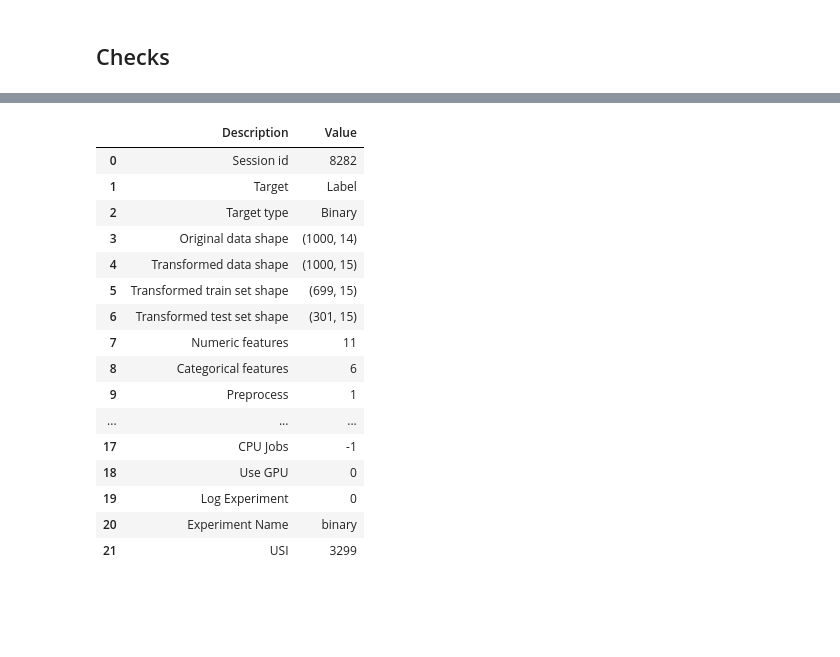
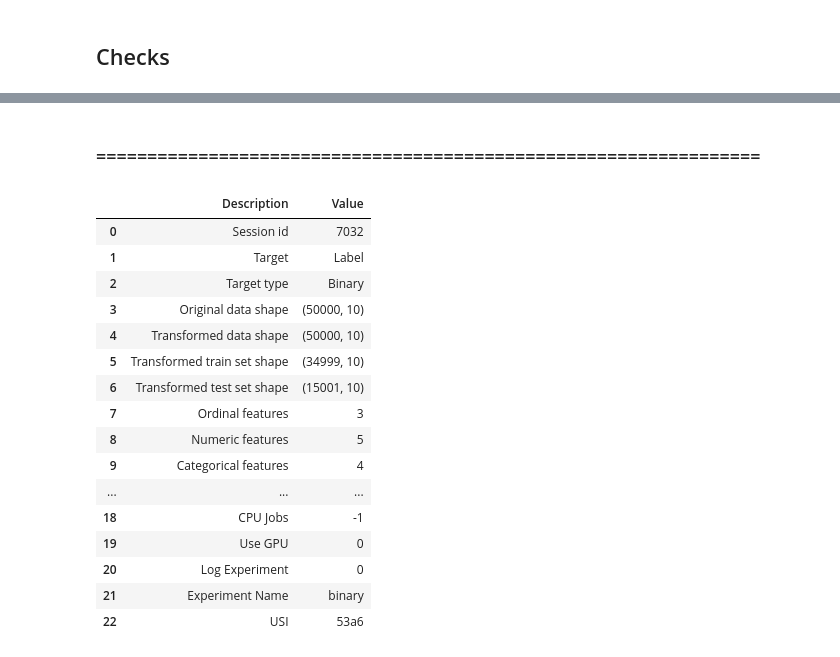
Before and after one commit to jackvoorham/thesis_code, a Jupyter notebook: experiments.ipynb, the cells around one changed output, grey strips where cells are left out. Drawn from its saved outputs; the diff is of its cells as text; code cells hidden in the pictures; blank space fills up the shorter version.

```diff
--- a/experiments.ipynb
+++ b/experiments.ipynb
@@ -143,7 +102,7 @@ if(binary):
 else:
     df_ = df_ipfix.drop("Label", axis=1)
 
-# Samples
+# Sample data
 if(sample):
-    df_ = df_.sample(n=1000)
+    df_ = df_.sample(n=50000)
 # %% [markdown]
@@ -153,17 +109,0 @@ if(sample):
-# %%
-#pd.set_option("display.max_rows", None)
-
-# /24 network address truncation
-
-'''
-if(ip_technique == IP_techniques.tr):
-    df_['IPV4_DST_ADDR'] = df_['IPV4_DST_ADDR'].apply(lambda x: anonymize_ip(x))
-    df_['IPV4_SRC_ADDR'] = df_['IPV4_SRC_ADDR'].apply(lambda x: anonymize_ip(x))
-elif(ip_technique == IP_techniques.bm):
-    df_['IPV4_SRC_ADDR'] = 0
-    df_['IPV4_DST_ADDR'] = 0
-    df_['IPV4_SRC_ADDR'] = df_['IPV4_SRC_ADDR'].astype('str') # fix fill_value'=constant is invalid error
-    df_['IPV4_DST_ADDR'] = df_['IPV4_DST_ADDR'].astype('str')
-df_.head()
-df_['IPV4_SRC_ADDR'].value_counts()
-'''
@@ -171,0 +155,8 @@ df_['IPV4_SRC_ADDR'].value_counts()
+# %%
+#print(df_['L4_SRC_PORT'].value_counts())
+df_ = anon_tlp(tlp_anonymization, df_)
+df_ = anon_pkt_counters(pkt_counter_anonymization, df_)
+df_ = anon_octet_counters(oct_counter_anonymization, df_)
+df_ = anon_ip_proto(ip_proto_anonymization, df_)
+
+df_.head()
@@ -172,25 +170,34 @@ df_['IPV4_SRC_ADDR'].value_counts()
+# %% [markdown]
+### =================================================================
 # %%
-df_['ICMP_TYPE'] = df_['ICMP_TYPE'].astype(str)
-df_['ICMP_IPV4_TYPE'] = df_['ICMP_IPV4_TYPE'].astype(str)
+#df_['ICMP_TYPE'] = df_['ICMP_TYPE'].astype(str)
+#df_['ICMP_IPV4_TYPE'] = df_['ICMP_IPV4_TYPE'].astype(str)
+categorical = ['L4_SRC_PORT', 'L4_DST_PORT', 'PROTOCOL', 'TCP_FLAGS']
+
+for f in categorical:
+    df_[f] = df_[f].astype('str')
+
+#df_ = df_[['TCP_FLAGS', 'FLOW_DURATION_MILLISECONDS', 'Label']]
+
 if(binary):
-    session_binary = setup(df_, target = 'Label', experiment_name='binary', categorical_features = ['L4_SRC_PORT', 'L4_DST_PORT', 'PROTOCOL', 'TCP_FLAGS', 'ICMP_TYPE', 'ICMP_IPV4_TYPE'])
+    session_binary = setup(df_, target = 'Label', experiment_name='binary', categorical_features = categorical, normalize=False)
 else:
-    session_multi = setup(df_, target = 'Attack', experiment_name='multiclass', categorical_features = ['L4_SRC_PORT', 'L4_DST_PORT', 'PROTOCOL', 'TCP_FLAGS',  'ICMP_TYPE', 'ICMP_IPV4_TYPE'])
+    session_multi = setup(df_, target = 'Attack', experiment_name='multiclass', categorical_features = categorical, Normalize=True)
 # %% [output]
 |  | Description | Value |
-| 0 | Session id | 8282 |
+| 0 | Session id | 7032 |
 | 1 | Target | Label |
 | 2 | Target type | Binary |
-| 3 | Original data shape | (1000, 14) |
-| 4 | Transformed data shape | (1000, 15) |
-| 5 | Transformed train set shape | (699, 15) |
-| 6 | Transformed test set shape | (301, 15) |
-| 7 | Numeric features | 11 |
-| 8 | Categorical features | 6 |
-| 9 | Preprocess | 1 |
+| 3 | Original data shape | (50000, 10) |
+| 4 | Transformed data shape | (50000, 10) |
+| 5 | Transformed train set shape | (34999, 10) |
+| 6 | Transformed test set shape | (15001, 10) |
+| 7 | Ordinal features | 3 |
+| 8 | Numeric features | 5 |
+| 9 | Categorical features | 4 |
 | ... | ... | ... |
-| 17 | CPU Jobs | -1 |
-| 18 | Use GPU | 0 |
-| 19 | Log Experiment | 0 |
-| 20 | Experiment Name | binary |
-| 21 | USI | 3299 |
+| 18 | CPU Jobs | -1 |
+| 19 | Use GPU | 0 |
+| 20 | Log Experiment | 0 |
+| 21 | Experiment Name | binary |
+| 22 | USI | 53a6 |
```
Also changed, not shown: parts of 22 cells of this notebook, 4 other files.
